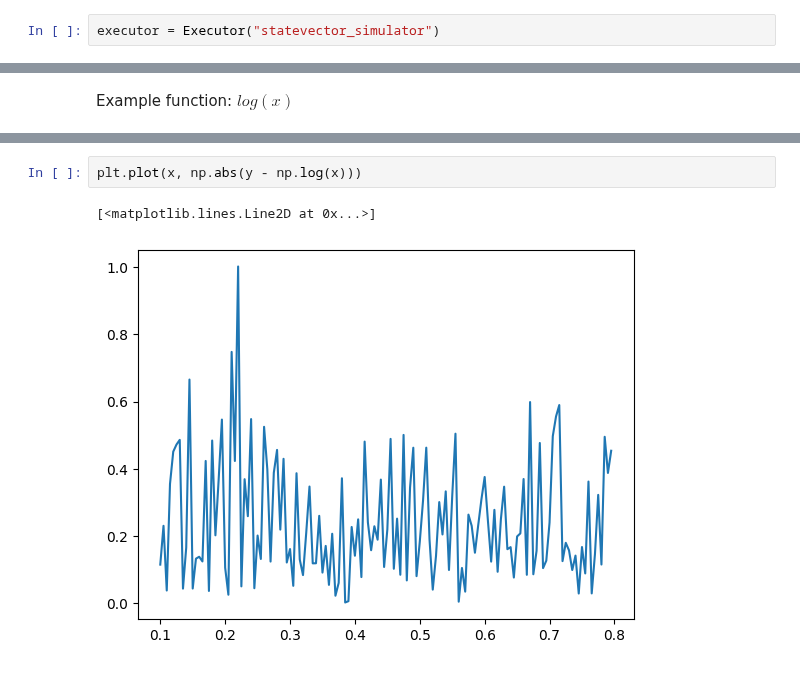
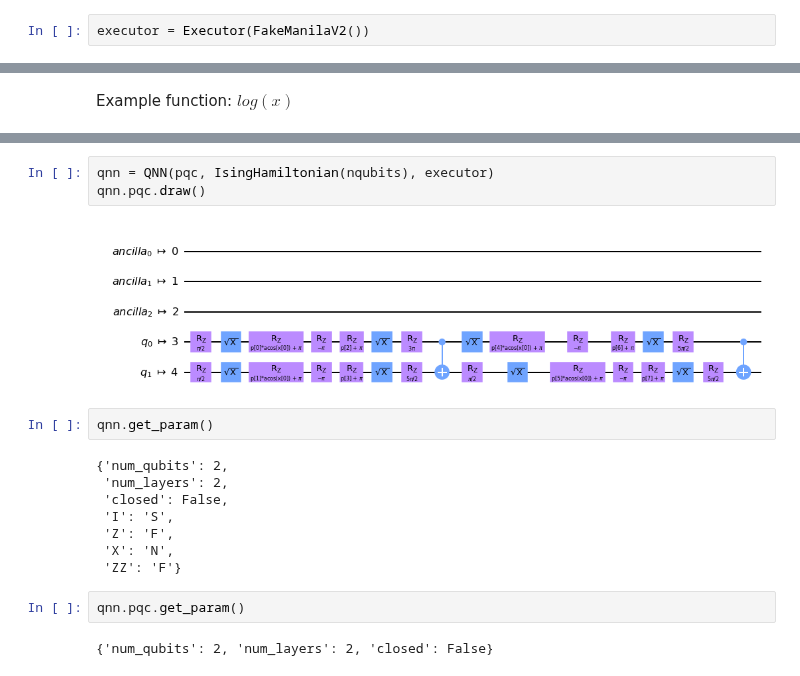
Before and after one commit to sQUlearn/squlearn, a Jupyter notebook: examples/qnn/regression_example.ipynb, the cells around one changed output, grey strips where cells are left out. Cells and saved outputs as stored; diff of their text form.

```diff
--- a/examples/qnn/regression_example.ipynb
+++ b/examples/qnn/regression_example.ipynb
@@ -10,5 +12,5 @@ from squlearn.optimizers import SLSQP
 # %%
-executor = Executor("statevector_simulator")
+executor = Executor(FakeManilaV2())
 # %% [markdown]
 Define parameterized quantum circuit $Q(x,\theta)$
 # %%
@@ -105,5 +39,19 @@ plt.plot(x, y)
-# %%
-plt.plot(x, np.abs(y - np.log(x)))
-# %% [output]
-[<matplotlib.lines.Line2D at 0x...>]
-[figure, removed]
+# %%
+qnn = QNN(pqc, IsingHamiltonian(nqubits), executor)
+qnn.pqc.draw()
+# %% [output]
+[figure, added]
+# %%
+qnn.get_param()
+# %% [output]
+{'num_qubits': 2,
+ 'num_layers': 2,
+ 'closed': False,
+ 'I': 'S',
+ 'Z': 'F',
+ 'X': 'N',
+ 'ZZ': 'F'}
+# %%
+qnn.pqc.get_param()
+# %% [output]
+{'num_qubits': 2, 'num_layers': 2, 'closed': False}
```
Also changed, not shown: parts of 11 cells of this notebook, 10 other files.
